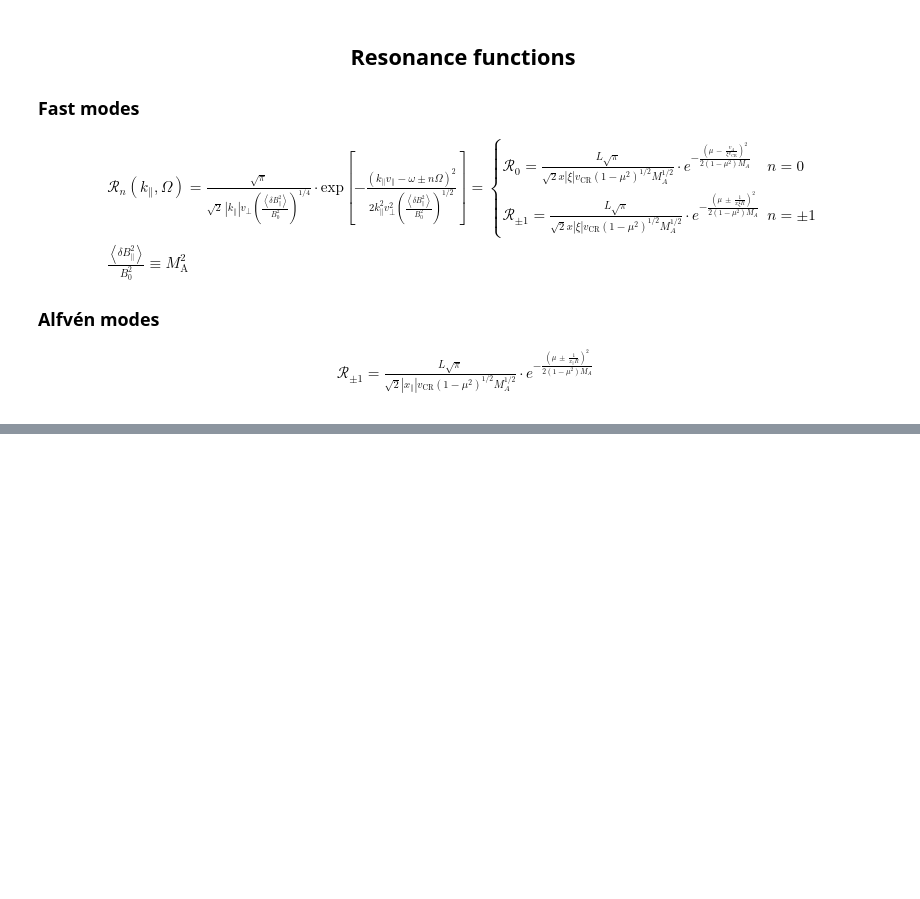
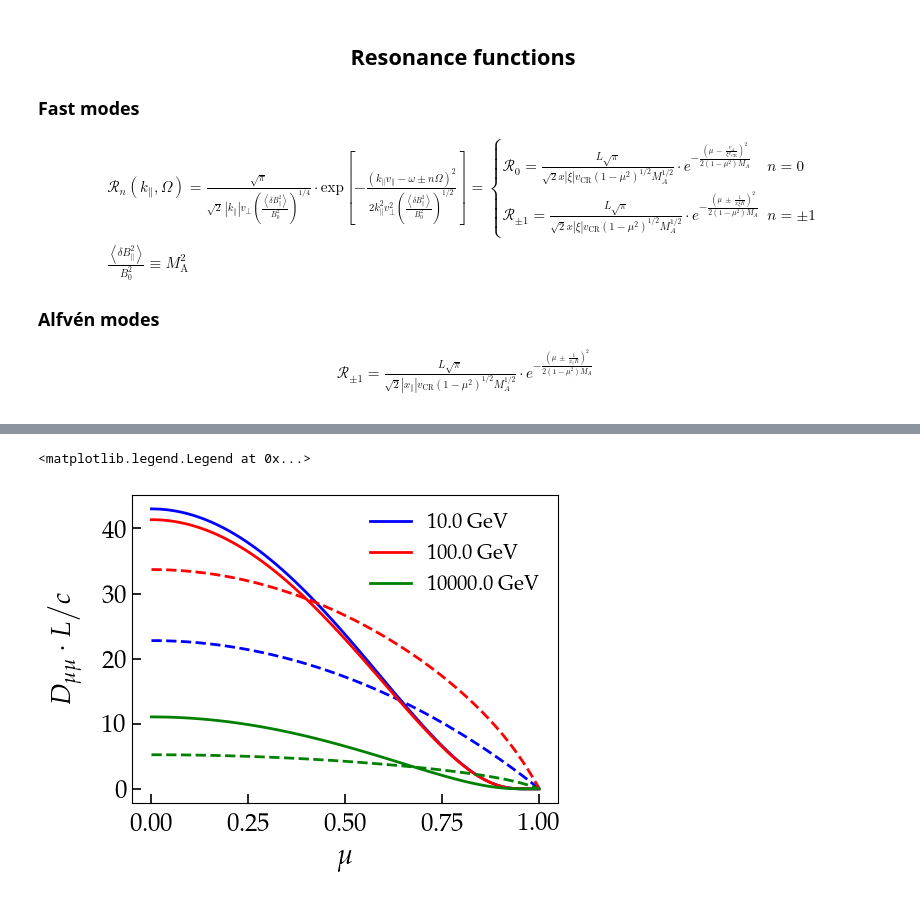
Before and after one commit to ottaviofornieri/Diffusion_MHD_modes, a Jupyter notebook: DiffCoeff_MHD.ipynb, the cells around one changed output, grey strips where cells are left out. Drawn from its saved outputs; the diff is of its cells as text; code cells hidden in the pictures; blank space fills up the shorter version.

```diff
--- a/DiffCoeff_MHD.ipynb
+++ b/DiffCoeff_MHD.ipynb
@@ -204,9 +204,9 @@ def kmaxL_visc_xi( cosAlpha_ ):
 
 
 
-num_alpha = 700
+num_alpha = 101
 alpha = np.linspace(start = 0., stop = 90., num = num_alpha)    # wave pitch-angle in degrees
-cosAlpha = np.linspace(start = 0.01, stop = 1., num = num_alpha)
+cosAlpha = np.linspace(start = 0., stop = 1., num = num_alpha)
 
 
 plt.figure(figsize=(10.5, 4.5))
@@ -523,3 +539,27 @@ The D(E) is computed in the Halo.
+# %%
+plt.figure(figsize=(5.5, 4.))
+plot_cosmetics_single()
+
+
+selected_p = [10., 100., 1.e4]
+colors = ['blue', 'red', 'green', 'orange']
+labels = [str(p) + '$\, \mathrm{GeV}$' for p in selected_p]
+selected_R = [Larmor_radius(p, B_field)[1] / L_inj for p in selected_p]
+indx_selR = [np.argmin( abs( ir - R ) ) for ir in selected_R]
+
+
+for indx_r, r in enumerate(indx_selR):
+    #plt.plot(mu_array, L_inj / c_pcSec * integralOverCsi[r, :], lw=2., color=colors[indx_r], label=labels[indx_r])
+    plt.plot(mu_array, L_inj / c_pcSec * integralOverCsi_TTD[r, :], lw=2., ls='-', color=colors[indx_r], label=labels[indx_r])
+    plt.plot(mu_array, L_inj / c_pcSec * integralOverCsi_Gyro[r, :], lw=2., ls='--', color=colors[indx_r])
+
+
+plt.xlabel('$ \\mu $',fontsize=20)
+plt.ylabel('$ D_{\\mu \\mu} \cdot L\\big/c $',fontsize=20)
+plt.legend(frameon=False, fontsize=15)
+# %% [output]
+<matplotlib.legend.Legend at 0x...>
+[figure, added]
 # %%
 ########################################
 ### Calculate the D(R) in the Disk #####
```
Also changed, not shown: parts of 6 cells of this notebook, 2 other files.
